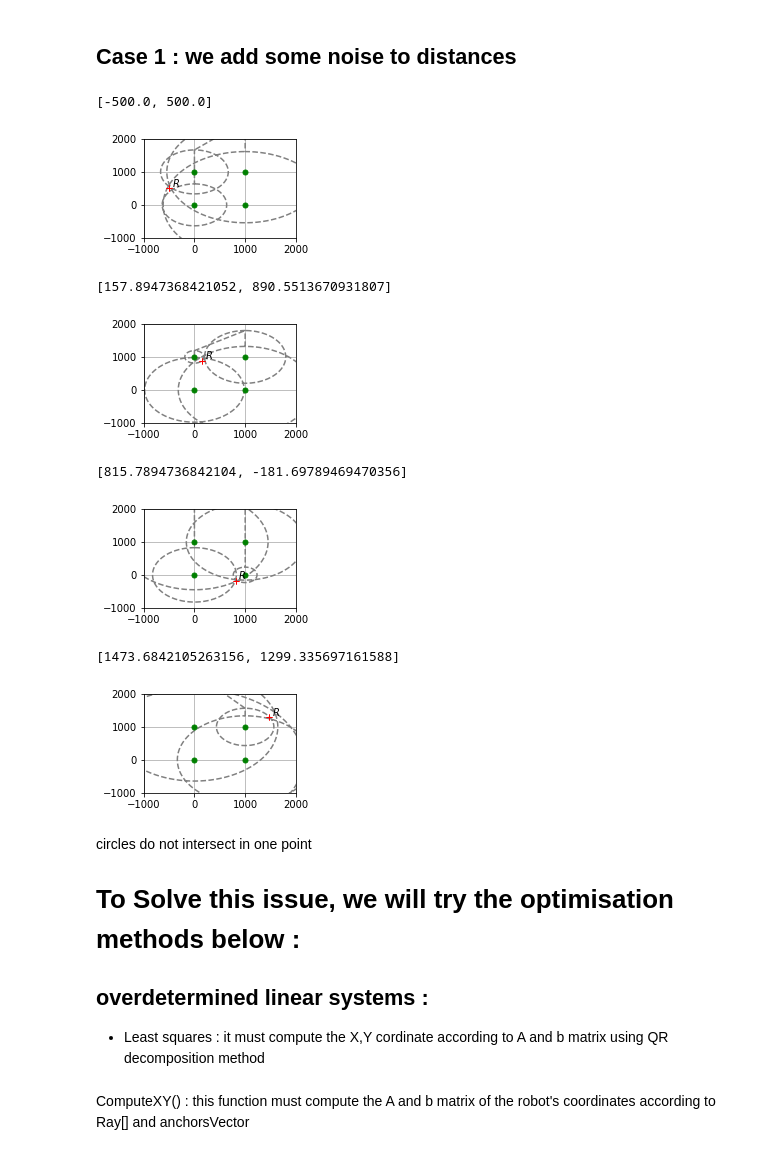
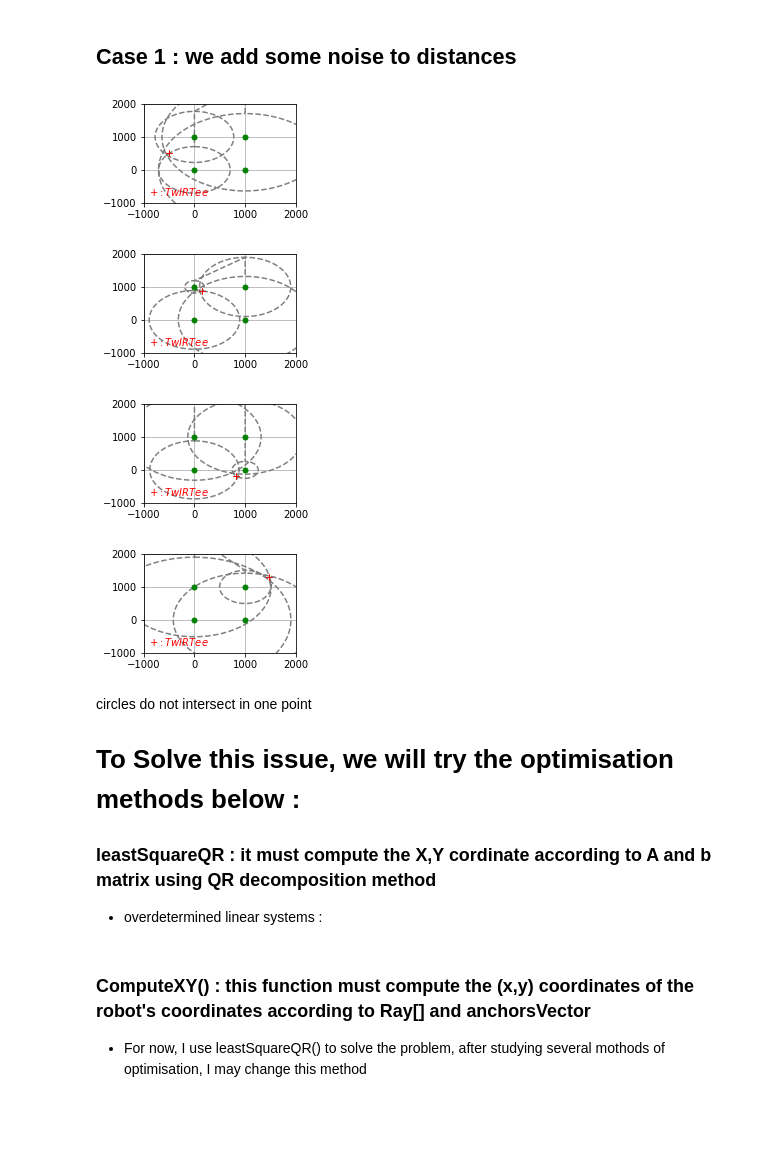
Before and after one commit to SamiEzz/TWIRTEE-IRT, a Jupyter notebook: trilaterationSimulation.ipynb, the cells around one changed output. Cells and saved outputs as stored; diff of their text form; code cells hidden in the pictures; blank space fills up the shorter version.

```diff
--- a/trilaterationSimulation.ipynb
+++ b/trilaterationSimulation.ipynb
@@ -46,8 +46,10 @@ def drawCercles(vector,_R):
 	cercles=[cx,cy]
 	return cercles
 # %%
-def robotMove():
-    t=linspace(0,10,20)
+max=10
+npoints=20
+def robotMove(max,npoints):
+    t=linspace(0,max,npoints)
     #x=150*sin(t)+60*t+200
     #y=100*t
     x=-500+250*t
@@ -76,9 +78,10 @@ vector=anchorsPosition(1000)
 
 #plt.show()
 
-mesuredRay=distanceSensors(0.1,ray)
-
-robot=robotMove()
+#mesuredRay=distanceSensors(0.1,ray)
+max=10
+npoints=20
+robot=robotMove(max,npoints)
 # %% [markdown]
 * 1er cas de figure :mesures parfaites
 # %%
@@ -110,7 +113,7 @@ for j in range(4):
     ray=rightRayons(position,vector)
     cercles = drawCercles(vector,ray)
     plt.plot(cercles[0],cercles[1],"--",color="gray")
-    plt.text(robot[0][5*j]+50,robot[1][5*j]+50, r'$ R $')
+    plt.text(-900,-800, r'$ +: TwIRTee $',color='red')
     plt.plot(vector[0],vector[1],"o",markersize=5,color="green")
     plt.plot(robot[0][5*j],robot[1][5*j],"+",color="red")
     plt.ylim(-1000,2000)
@@ -127,38 +130,33 @@ for j in range(4):
 # %%
 
 plt.figure(3)
 plt.title("Cas parfait de la méthode de trilatération")
 i=221
 for j in range(4):
     plt.subplot(i+j)
     position=[]
     position.append(robot[0][5*j])
     position.append(robot[1][5*j])
-    print(position)
     ray=rightRayons(position,vector)
     mesuredRay=distanceSensors(0.1,ray)
     cercles = drawCercles(vector,mesuredRay)
     plt.plot(cercles[0],cercles[1],"--",color="gray")
-    plt.text(robot[0][5*j]+50,robot[1][5*j]+50, r'$ R $')
+    plt.text(-900,-800, r'$ +: TwIRTee $',color='red')
     plt.plot(vector[0],vector[1],"o",markersize=5,color="green")
     plt.plot(robot[0][5*j],robot[1][5*j],"+",color="red")
     plt.plot(robot[0][5*j],robot[1][5*j],"+",color="red")
 
     plt.ylim(-1000,2000)
     plt.xlim(-1000,2000)
     plt.grid(True)
     plt.show()
 # %% [output]
-[-500.0, 500.0]
-[figure, old version]
+[figure, new version]
-[157.8947368421052, 890.5513670931807]
-[figure, old version]
+[figure, new version]
-[815.7894736842104, -181.69789469470356]
-[figure, old version]
+[figure, new version]
-[1473.6842105263156, 1299.335697161588]
-[figure, old version]
+[figure, new version]
 # %% [markdown]
 circles do not intersect in one point
 # To Solve this issue, we will try the optimisation methods below :
-## overdetermined linear systems :
-* Least squares : it must compute the X,Y cordinate according to A and b matrix using QR decomposition method
+### leastSquareQR : it must compute the X,Y cordinate according to A and b matrix using QR decomposition method
+* overdetermined linear systems :
@@ -169,7 +162,0 @@ def leastSquare(A,b):
-# %%
-%%html
-<span></span>
-<span>ComputeXY() : this function must compute the A and b matrix of the robot's coordinates according to Ray[] and anchorsVector
-</span>
-# %% [output]
-ComputeXY() : this function must compute the A and b matrix of the robot's coordinates according to Ray[] and anchorsVector
@@ -176,3 +171,7 @@ ComputeXY() : this function must compute the A and b matrix of the robot's coord
+# %% [markdown]
+
+### ComputeXY() : this function must compute the (x,y) coordinates of the robot's coordinates according to Ray[] and anchorsVector
+* For now, I use leastSquareQR() to solve the problem, after studying several mothods of optimisation, I may change this method
 # %%
 def computeXY(ray,anchorsVector):
     #print(ray)
```
Also changed, not shown: parts of 10 cells of this notebook.
